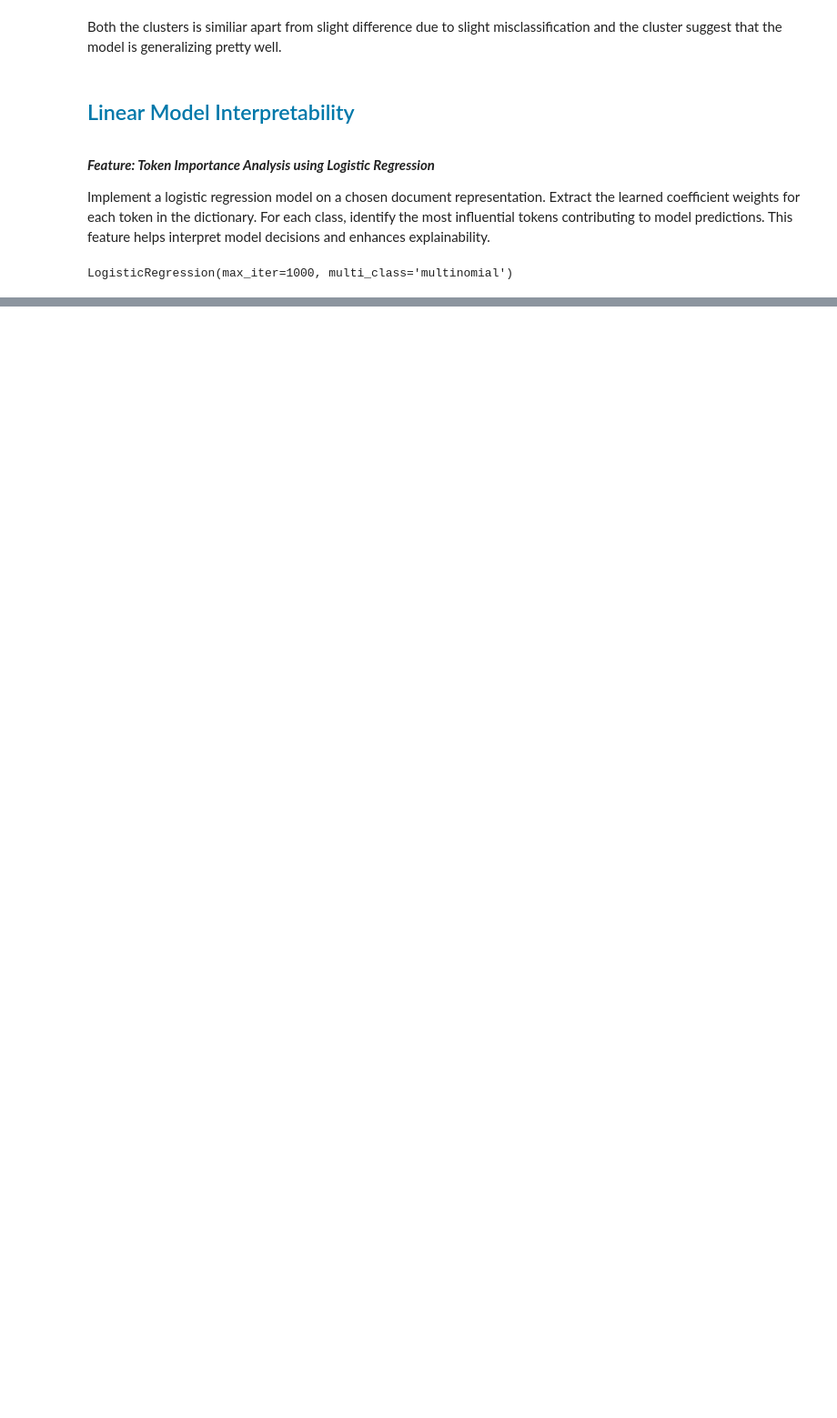
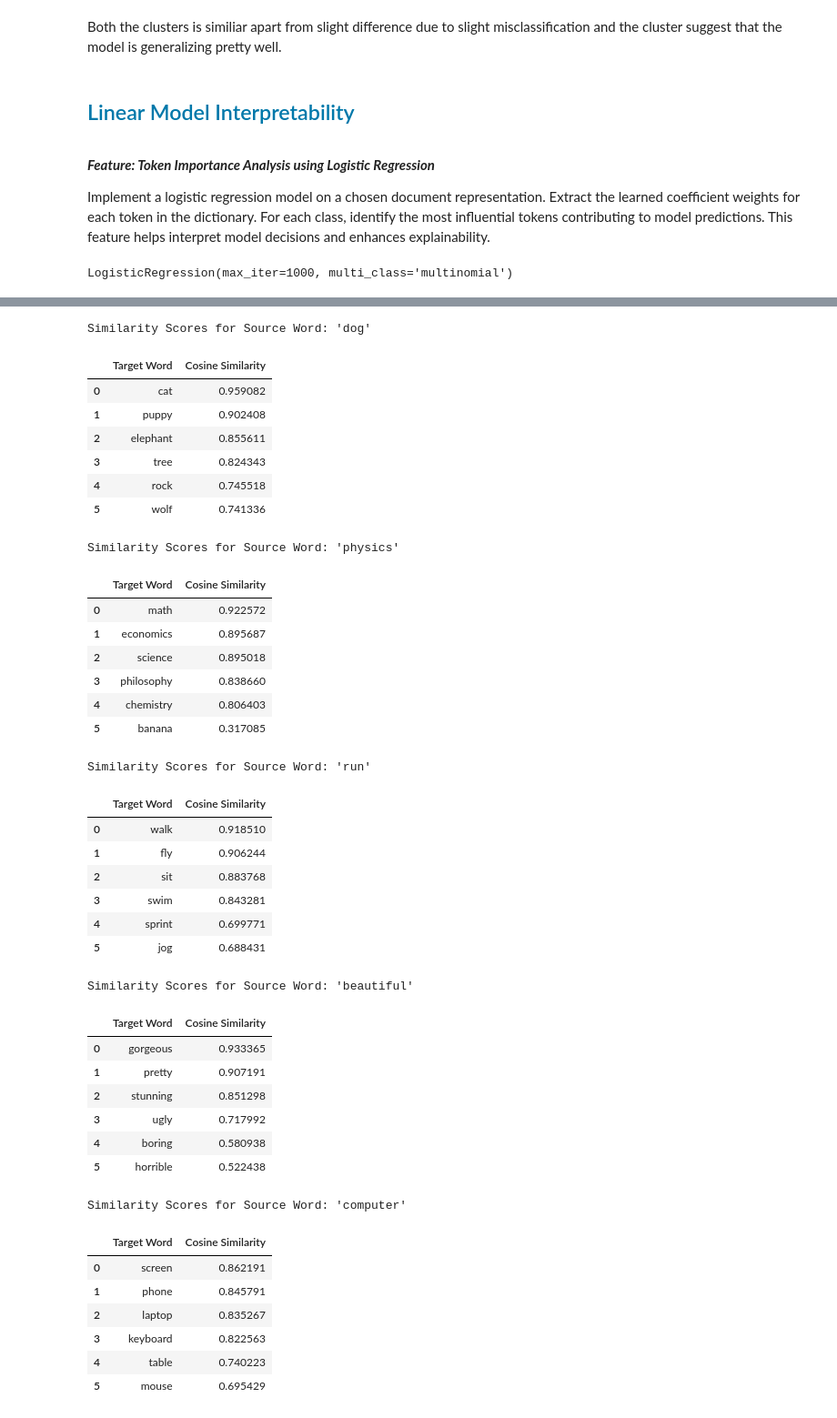
Before and after one commit to SwapnilKhandoker101/Document-classification-NLP, a Jupyter notebook: notebook/experiments.ipynb, the cells around one changed output, grey strips where cells are left out. Shown at 91% size. Saved outputs shown, nothing was run; the diff lists cells and outputs as text; code cells hidden in the pictures; blank space fills up the shorter version.

```diff
--- a/notebook/experiments.ipynb
+++ b/notebook/experiments.ipynb
@@ -677,0 +734,22 @@ Contributing Tokens: [('water', np.float64(13.595917364302503)), ('wash', np.flo
+# %%
+def cosine_similarity(vec1, vec2):
+    dot_product = np.dot(vec1, vec2)
+    norm_vec1 = np.linalg.norm(vec1)
+    norm_vec2 = np.linalg.norm(vec2)
+    return dot_product / (norm_vec1 * norm_vec2)
+# %%
+source_words = [
+    "dog",       # Animal
+    "physics",   # Science
+    "run",       # Verb
+    "beautiful", # Adjective
+    "computer"   # Object
+]
+
+word_targets = {
+    "dog": ["puppy", "cat", "wolf", "elephant", "tree", "rock"],
+    "physics": ["science", "chemistry", "math", "philosophy", "economics", "banana"],
+    "run": ["jog", "walk", "sprint", "fly", "swim", "sit"],
+    "beautiful": ["gorgeous", "ugly", "pretty", "horrible", "stunning", "boring"],
+    "computer": ["laptop", "keyboard", "mouse", "screen", "phone", "table"]
+}
@@ -677,0 +766,46 @@ Contributing Tokens: [('water', np.float64(13.595917364302503)), ('wash', np.flo
+# %%
+for source, targets in similarity_results.items():
+    df = pd.DataFrame(targets.items(), columns=["Target Word", "Cosine Similarity"])
+    print(f"\nSimilarity Scores for Source Word: '{source}'")
+    display(df)
+# %% [output]
+Similarity Scores for Source Word: 'dog'
+|  | Target Word | Cosine Similarity |
+| 0 | cat | 0.959082 |
+| 1 | puppy | 0.902408 |
+| 2 | elephant | 0.855611 |
+| 3 | tree | 0.824343 |
+| 4 | rock | 0.745518 |
+| 5 | wolf | 0.741336 |
+Similarity Scores for Source Word: 'physics'
+|  | Target Word | Cosine Similarity |
+| 0 | math | 0.922572 |
+| 1 | economics | 0.895687 |
+| 2 | science | 0.895018 |
+| 3 | philosophy | 0.838660 |
+| 4 | chemistry | 0.806403 |
+| 5 | banana | 0.317085 |
+Similarity Scores for Source Word: 'run'
+|  | Target Word | Cosine Similarity |
+| 0 | walk | 0.918510 |
+| 1 | fly | 0.906244 |
+| 2 | sit | 0.883768 |
+| 3 | swim | 0.843281 |
+| 4 | sprint | 0.699771 |
+| 5 | jog | 0.688431 |
+Similarity Scores for Source Word: 'beautiful'
+|  | Target Word | Cosine Similarity |
+| 0 | gorgeous | 0.933365 |
+| 1 | pretty | 0.907191 |
+| 2 | stunning | 0.851298 |
+| 3 | ugly | 0.717992 |
+| 4 | boring | 0.580938 |
+| 5 | horrible | 0.522438 |
+Similarity Scores for Source Word: 'computer'
+|  | Target Word | Cosine Similarity |
+| 0 | screen | 0.862191 |
+| 1 | phone | 0.845791 |
+| 2 | laptop | 0.835267 |
+| 3 | keyboard | 0.822563 |
+| 4 | table | 0.740223 |
+| 5 | mouse | 0.695429 |
```
Also changed, not shown: parts of 28 cells of this notebook, 2 other files.
